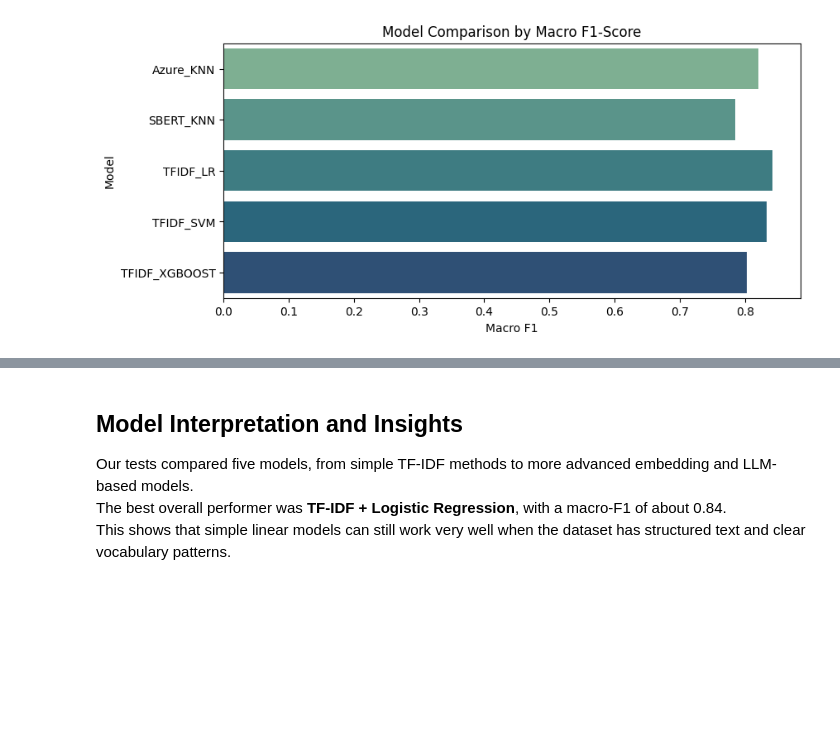
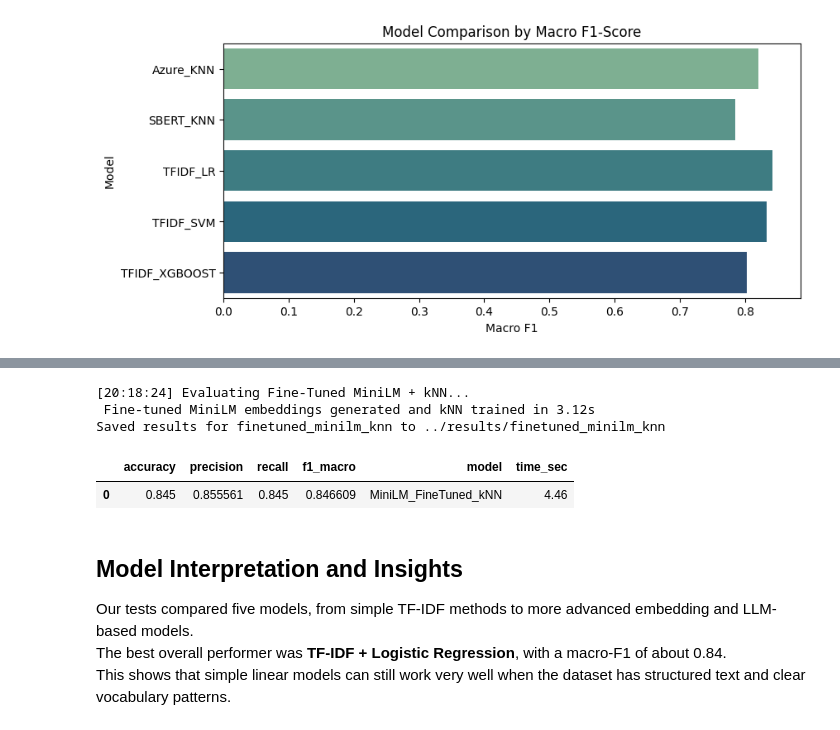
Before and after one commit to vidiasgiannis/multi-domain-issues-to-actions, a Jupyter notebook: notebooks/app.ipynb, the cells around one changed output, grey strips where cells are left out. Cells and saved outputs as stored; diff of their text form; code cells hidden in the pictures; blank space fills up the shorter version.

Commit message:
Add fine-tuned MiniLM + kNN training and evaluation modules; integrate evaluation pipeline and update docs

```diff
--- a/notebooks/app.ipynb
+++ b/notebooks/app.ipynb
@@ -232,0 +251,8 @@ Passing `palette` without assigning `hue` is deprecated and will be removed in v
+# %%
+import yaml
+import src.fine_tuning.fine_tune_minilm as ft
+sys.path.append(os.path.abspath('..'))
+with open('../configs/config.yaml') as f:
+    cfg = yaml.safe_load(f)
+
+ft.fine_tune_minilm(cfg)
@@ -233,3 +283,14 @@ Passing `palette` without assigning `hue` is deprecated and will be removed in v
+# %%
+from src.eval.evaluate import run_finetuned_minilm_knn
+
+metrics_ft_minilm = run_finetuned_minilm_knn(X_train, X_test, y_train, y_test, cfg)
+pd.DataFrame([metrics_ft_minilm])
+# %% [output]
+[20:18:24] Evaluating Fine-Tuned MiniLM + kNN...
+ Fine-tuned MiniLM embeddings generated and kNN trained in 3.12s
+Saved results for finetuned_minilm_knn to ../results/finetuned_minilm_knn
+|  | accuracy | precision | recall | f1_macro | model | time_sec |
+| 0 | 0.845 | 0.855561 | 0.845 | 0.846609 | MiniLM_FineTuned_kNN | 4.46 |
 # %% [markdown]
 ## Model Interpretation and Insights
 
```
Also changed, not shown: parts of 5 cells of this notebook, 19 other files.
